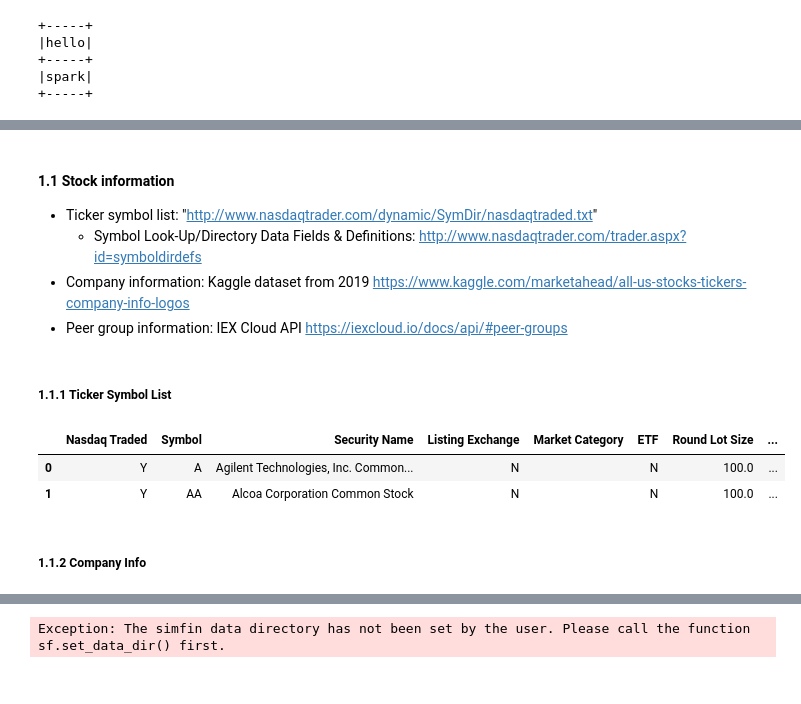
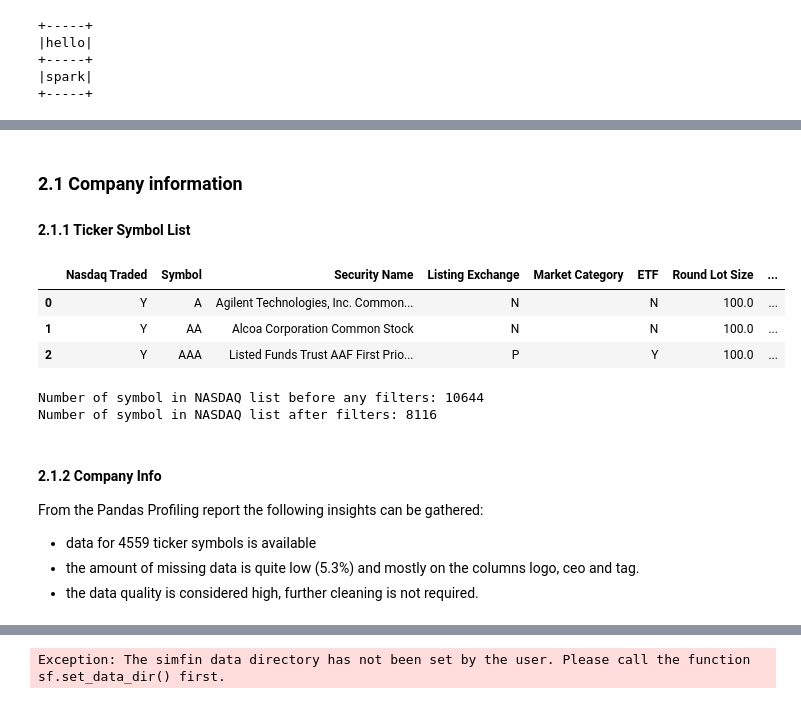
Before and after one commit to bofflord/stock-screener, a Jupyter notebook: src/capstone_stockscreener.ipynb, the cells around one changed output, grey strips where cells are left out. Cells and saved outputs as stored; diff of their text form; code cells hidden in the pictures.

```diff
--- a/src/capstone_stockscreener.ipynb
+++ b/src/capstone_stockscreener.ipynb
@@ -107,14 +207,18 @@ period_dict = {'start_date':2010,
-# %% [markdown]
-#### 1.1 Stock information
-- Ticker symbol list: "http://www.nasdaqtrader.com/dynamic/SymDir/nasdaqtraded.txt"
-    - Symbol Look-Up/Directory Data Fields & Definitions: http://www.nasdaqtrader.com/trader.aspx?id=symboldirdefs
-- Company information: Kaggle dataset from 2019 https://www.kaggle.com/marketahead/all-us-stocks-tickers-company-info-logos
-- Peer group information: IEX Cloud API https://iexcloud.io/docs/api/#peer-groups
 # %% [markdown]
-##### 1.1.1 Ticker Symbol List
+### 2.1 Company information
+#### 2.1.1 Ticker Symbol List
+# %%
+# get ticket symbol list
+symbol_df = pd.read_csv("http://www.nasdaqtrader.com/dynamic/SymDir/nasdaqtraded.txt", sep='|')
+symbol_df.head(3)
+# %% [output]
+|  | Nasdaq Traded | Symbol | Security Name | Listing Exchange | Market Category | ETF | Round Lot Size | ... |
+| 0 | Y | A | Agilent Technologies, Inc. Common... | N |  | N | 100.0 | ... |
+| 1 | Y | AA | Alcoa Corporation Common Stock | N |  | N | 100.0 | ... |
+| 2 | Y | AAA | Listed Funds Trust AAF First Prio... | P |  | Y | 100.0 | ... |
 # %%
-# get ticket symbol list
-symbol_df = pd.read_csv("http://www.nasdaqtrader.com/dynamic/SymDir/nasdaqtraded.txt", sep='|')
+print('Number of symbol in NASDAQ list before any filters: {}'\
+    .format(symbol_df['NASDAQ Symbol'].nunique()))
 # exclude test issues
 symbol_df = symbol_df[(symbol_df['Test Issue'] == 'N')]
 # exclude companies that are bankrupt
@@ -122,13 +226,17 @@ symbol_df = symbol_df[symbol_df['Financial Status'].isna() | (symbol_df['Financi
 # exclude ETFs
 symbol_df = symbol_df[symbol_df['ETF']=='N']
 symbol_list = symbol_df['NASDAQ Symbol'].tolist()
-print('total number of symbols traded = {}'.format(len(symbol_list)))
+print('Number of symbol in NASDAQ list after filters: {}'\
+    .format(len(symbol_list)))
 # %% [output]
-|  | Nasdaq Traded | Symbol | Security Name | Listing Exchange | Market Category | ETF | Round Lot Size | ... |
-| 0 | Y | A | Agilent Technologies, Inc. Common... | N |  | N | 100.0 | ... |
-| 1 | Y | AA | Alcoa Corporation Common Stock | N |  | N | 100.0 | ... |
+Number of symbol in NASDAQ list before any filters: 10644
+Number of symbol in NASDAQ list after filters: 8116
-# %% [markdown]
-##### 1.1.2 Company Info
+# %% [markdown]
+#### 2.1.2 Company Info
+From the Pandas Profiling report the following insights can be gathered:
+- data for 4559 ticker symbols is available
+- the amount of missing data is quite low (5.3%) and mostly on the columns logo, ceo and tag.
+- the data quality is considered high, further cleaning is not required.
 # %%
 company_info_df = load_company_info_from_disk(symbol_list)
 company_info_df.head(1)
```
Also changed, not shown: parts of 33 cells of this notebook, 1 other file.
